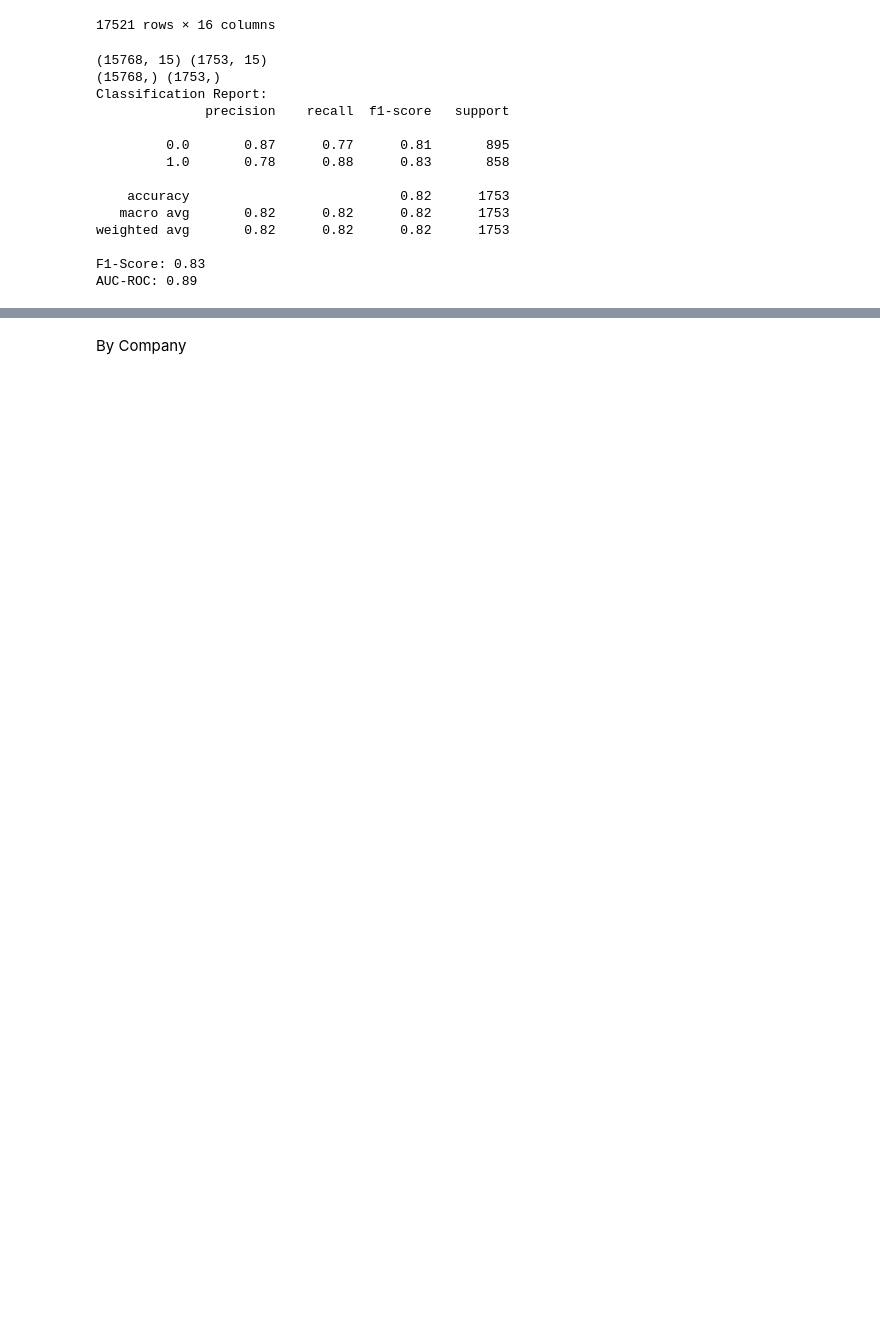
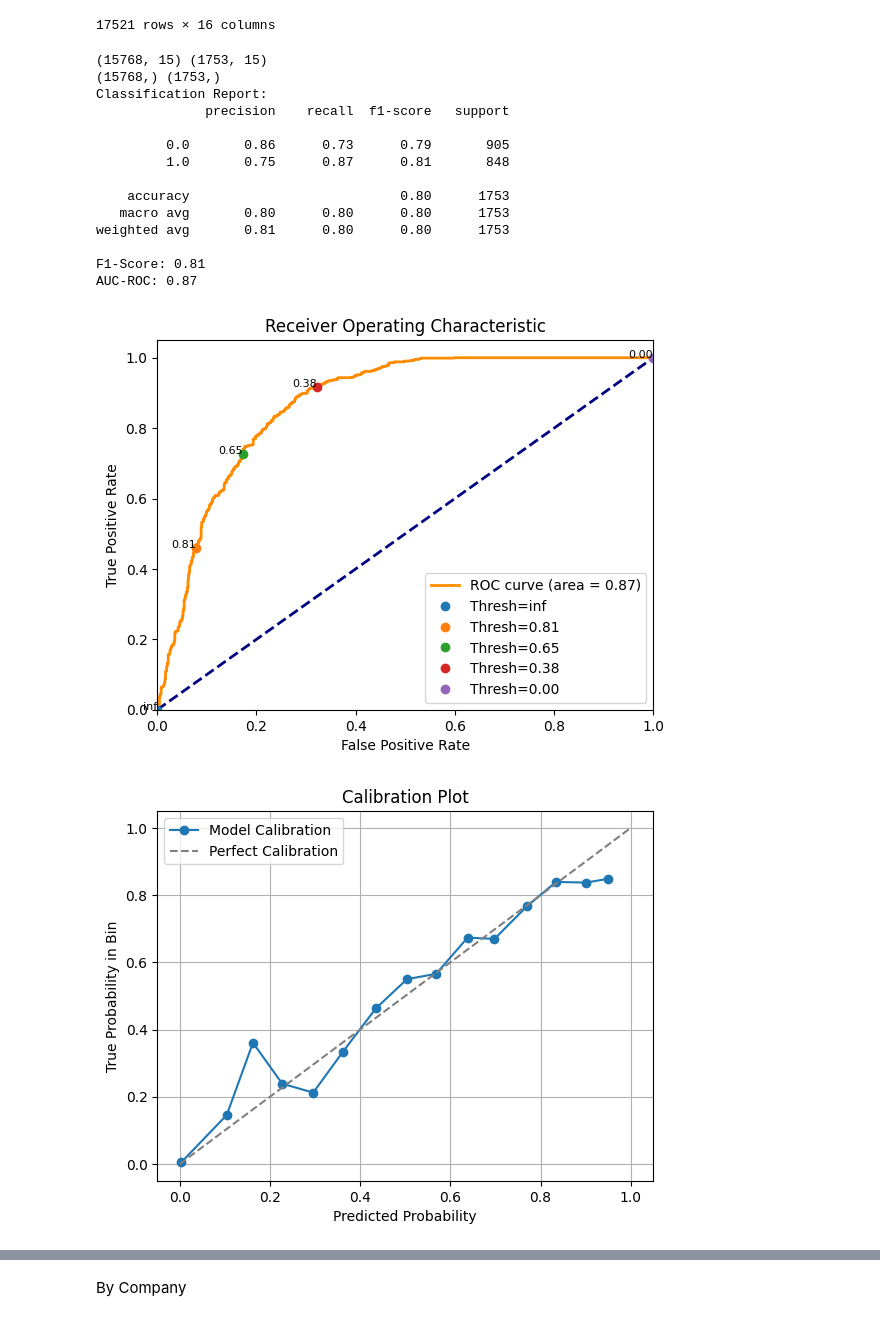
Before and after one commit to 1106maxi/AI-supported-Forecasting-Models-for-Waste-Management, a Jupyter notebook: forecasting notebooks/arrival_time.ipynb, the cells around one changed output, grey strips where cells are left out. Saved outputs shown, nothing was run; the diff lists cells and outputs as text; code cells hidden in the pictures; blank space fills up the shorter version.

```diff
--- a/forecasting notebooks/arrival_time.ipynb
+++ b/forecasting notebooks/arrival_time.ipynb
@@ -190,11 +190,24 @@ total_arrival_1_5h
 X = total_arrival_1_5h.drop(columns=['arrival'])
 y = total_arrival_1_5h['arrival']
 
-split_index = int(len(total_arrival_1_5h) * 0.9)
-X_train, X_test = X[:split_index], X[split_index:]
-y_train, y_test = y[:split_index], y[split_index:]
+#split_index = int(len(total_arrival_1_5h) * 0.9)
+#X_train, X_test = X[:split_index], X[split_index:]
+#y_train, y_test = y[:split_index], y[split_index:]
+#print(X_train.shape, X_test.shape)
+#print(y_train.shape, y_test.shape)
+
+from sklearn.model_selection import train_test_split
+
+
+# Random 90/10 train-test split
+X_train, X_test, y_train, y_test = train_test_split(
+    X, y, test_size=0.1, random_state=42, stratify=y  # stratify keeps class balance
+)
+
 print(X_train.shape, X_test.shape)
 print(y_train.shape, y_test.shape)
+
+
 
 
 model.fit(X_train, y_train)
@@ -217,15 +230,53 @@ print(f"AUC-ROC: {roc_auc_score(y_test, y_pred_proba):.2f}")
 Classification Report:
               precision    recall  f1-score   support
 
-         0.0       0.87      0.77      0.81       895
-         1.0       0.78      0.88      0.83       858
+         0.0       0.86      0.73      0.79       905
+         1.0       0.75      0.87      0.81       848
 
-    accuracy                           0.82      1753
-   macro avg       0.82      0.82      0.82      1753
-weighted avg       0.82      0.82      0.82      1753
+    accuracy                           0.80      1753
+   macro avg       0.80      0.80      0.80      1753
+weighted avg       0.81      0.80      0.80      1753
 
-F1-Score: 0.83
-AUC-ROC: 0.89
+F1-Score: 0.81
+AUC-ROC: 0.87
+# %%
+from sklearn.metrics import roc_curve, auc
+from sklearn.calibration import calibration_curve
+
+fpr, tpr, thresholds = roc_curve(y_test, y_pred_proba)
+roc_auc = auc(fpr, tpr)
+
+plt.figure()
+plt.plot(fpr, tpr, color='darkorange', lw=2, label=f'ROC curve (area = {roc_auc:.2f})')
+plt.plot([0, 1], [0, 1], color='navy', lw=2, linestyle='--')
+
+threshold_idxs = np.linspace(0, len(thresholds) - 1, 5, dtype=int)
+for idx in threshold_idxs:
+    plt.plot(fpr[idx], tpr[idx], 'o', markersize=6, label=f'Thresh={thresholds[idx]:.2f}')
+    plt.text(fpr[idx], tpr[idx], f'{thresholds[idx]:.2f}', fontsize=8, ha='right')
+
+plt.xlim([0.0, 1.0])
+plt.ylim([0.0, 1.05])
+plt.xlabel('False Positive Rate')
+plt.ylabel('True Positive Rate')
+plt.title('Receiver Operating Characteristic')
+plt.legend(loc="lower right")
+plt.show()
+
+prob_true, prob_pred = calibration_curve(y_test, y_pred_proba, n_bins=15)
+
+plt.figure()
+plt.plot(prob_pred, prob_true, marker='o', label='Model Calibration')
+plt.plot([0, 1], [0, 1], linestyle='--', color='gray', label='Perfect Calibration')
+plt.title('Calibration Plot')
+plt.xlabel('Predicted Probability')
+plt.ylabel('True Probability in Bin')
+plt.legend()
+plt.grid(True)
+plt.show()
+# %% [output]
+[figure, added]
+[figure, added]
 # %%
 start = 0
 end = 250
```
Also changed, not shown: parts of 5 cells of this notebook, 1 other file.
